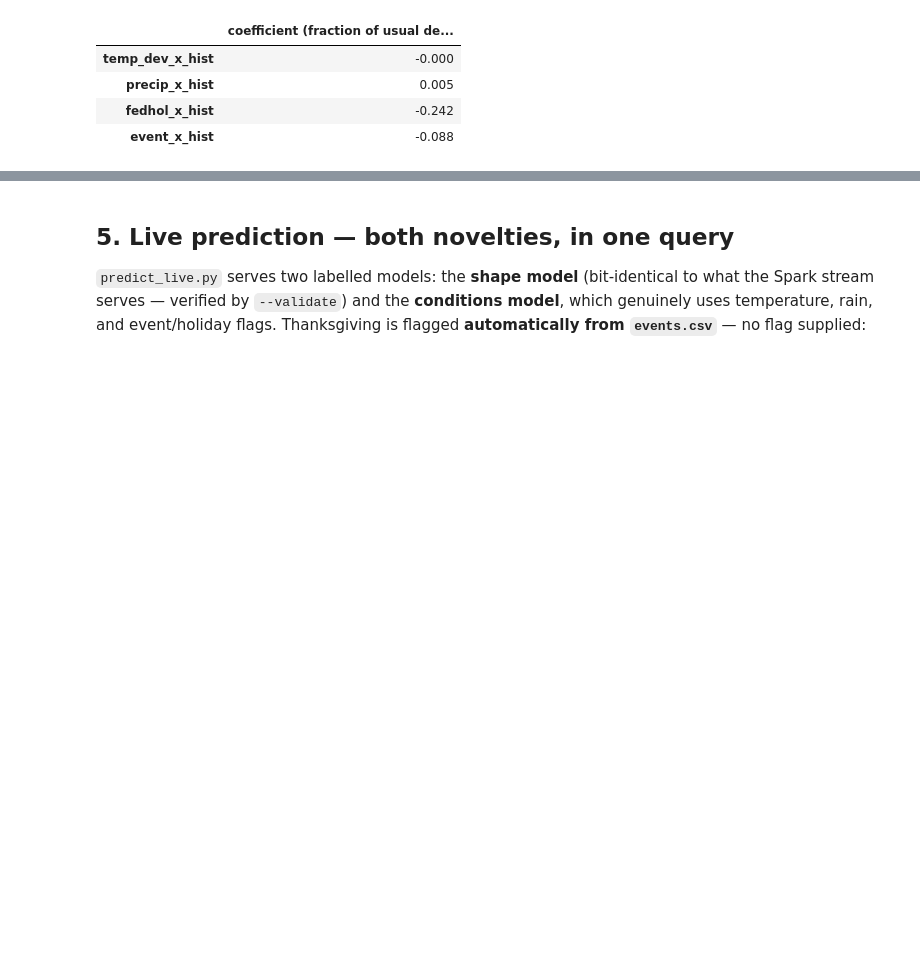
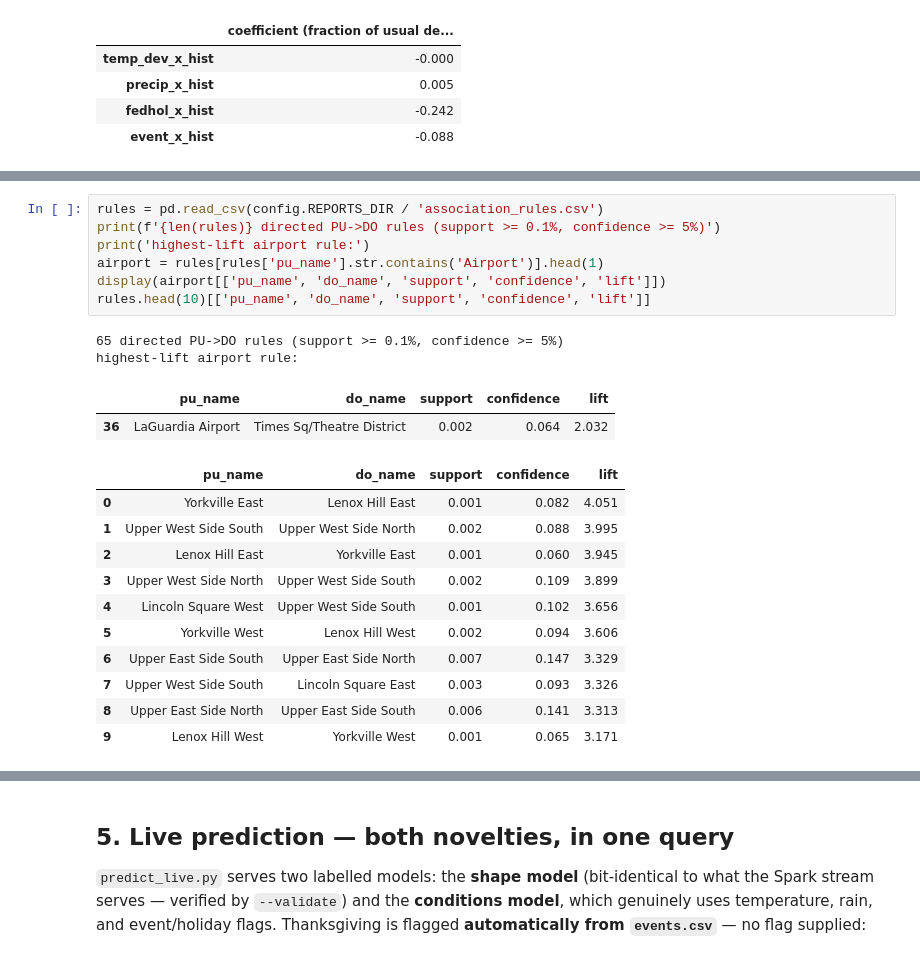
Before and after one commit to bitbit138/taxi-demand-forecast, a Jupyter notebook: notebooks/results_walkthrough.ipynb, the cells around one changed output, grey strips where cells are left out. Cells and saved outputs as stored; diff of their text form; blank space fills up the shorter version.

```diff
--- a/notebooks/results_walkthrough.ipynb
+++ b/notebooks/results_walkthrough.ipynb
@@ -171,0 +204,23 @@ parity vs Spark predictions (max |diff|): 1.1368683772161603e-13
+# %%
+rules = pd.read_csv(config.REPORTS_DIR / 'association_rules.csv')
+print(f'{len(rules)} directed PU->DO rules (support >= 0.1%, confidence >= 5%)')
+print('highest-lift airport rule:')
+airport = rules[rules['pu_name'].str.contains('Airport')].head(1)
+display(airport[['pu_name', 'do_name', 'support', 'confidence', 'lift']])
+rules.head(10)[['pu_name', 'do_name', 'support', 'confidence', 'lift']]
+# %% [output]
+65 directed PU->DO rules (support >= 0.1%, confidence >= 5%)
+highest-lift airport rule:
+|  | pu_name | do_name | support | confidence | lift |
+| 36 | LaGuardia Airport | Times Sq/Theatre District | 0.002 | 0.064 | 2.032 |
+|  | pu_name | do_name | support | confidence | lift |
+| 0 | Yorkville East | Lenox Hill East | 0.001 | 0.082 | 4.051 |
+| 1 | Upper West Side South | Upper West Side North | 0.002 | 0.088 | 3.995 |
+| 2 | Lenox Hill East | Yorkville East | 0.001 | 0.060 | 3.945 |
+| 3 | Upper West Side North | Upper West Side South | 0.002 | 0.109 | 3.899 |
+| 4 | Lincoln Square West | Upper West Side South | 0.001 | 0.102 | 3.656 |
+| 5 | Yorkville West | Lenox Hill West | 0.002 | 0.094 | 3.606 |
+| 6 | Upper East Side South | Upper East Side North | 0.007 | 0.147 | 3.329 |
+| 7 | Upper West Side South | Lincoln Square East | 0.003 | 0.093 | 3.326 |
+| 8 | Upper East Side North | Upper East Side South | 0.006 | 0.141 | 3.313 |
+| 9 | Lenox Hill West | Yorkville West | 0.001 | 0.065 | 3.171 |
```
Also changed, not shown: parts of 6 cells of this notebook, 11 other files.
